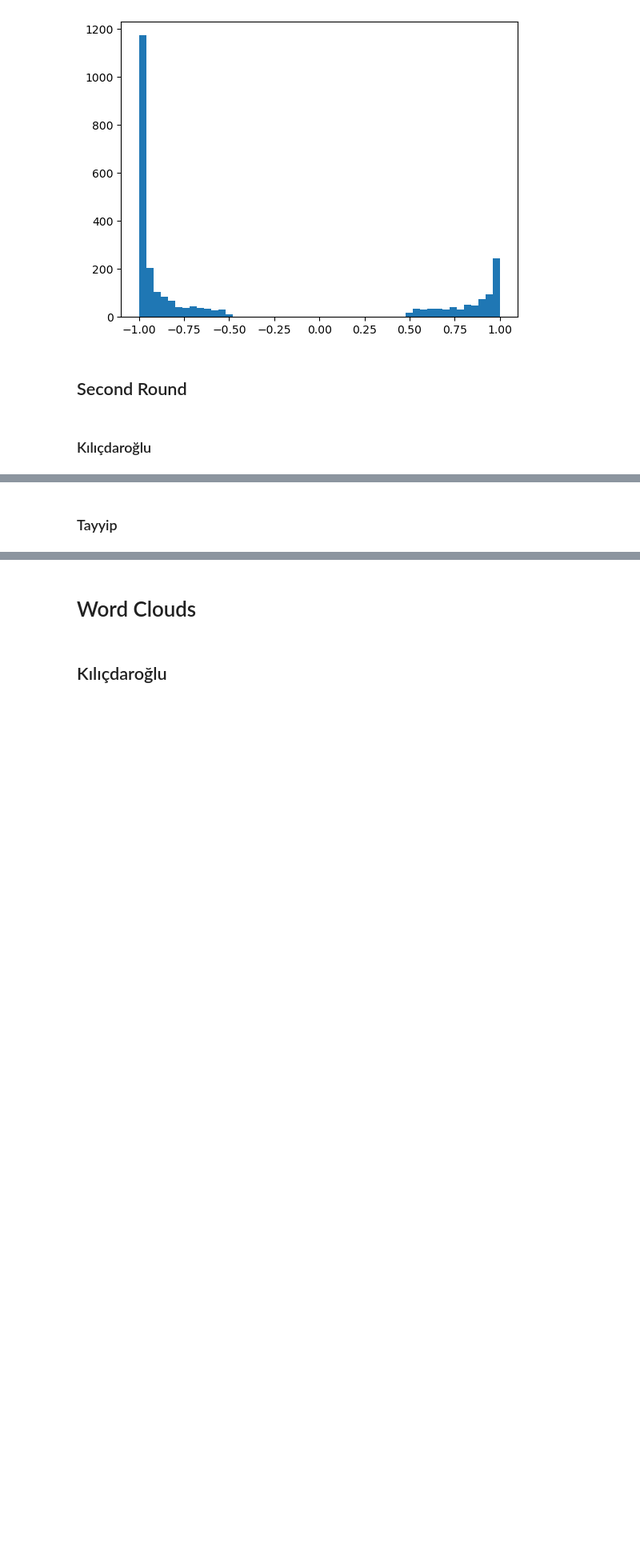
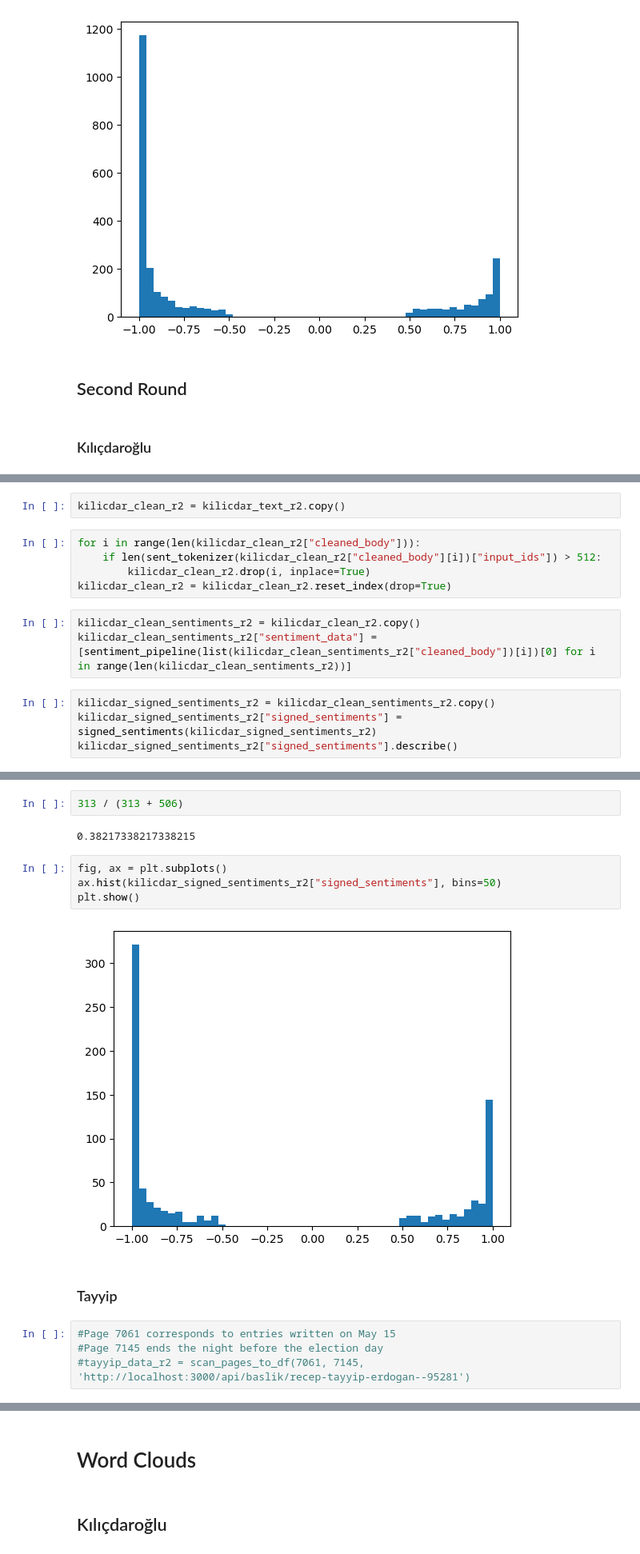
Before and after one commit to beratcabuk/secim2023, a Jupyter notebook: election_BERTurk_eksisozluk.ipynb, the cells around one changed output, grey strips where cells are left out. Shown: that part at 80% size. Drawn from its saved outputs; the diff is of its cells as text; blank space fills up the shorter version.

```diff
--- a/election_BERTurk_eksisozluk.ipynb
+++ b/election_BERTurk_eksisozluk.ipynb
@@ -334,0 +344,14 @@ plt.show()
+# %%
+kilicdar_clean_r2 = kilicdar_text_r2.copy()
+# %%
+for i in range(len(kilicdar_clean_r2["cleaned_body"])):
+    if len(sent_tokenizer(kilicdar_clean_r2["cleaned_body"][i])["input_ids"]) > 512:
+        kilicdar_clean_r2.drop(i, inplace=True)
+kilicdar_clean_r2 = kilicdar_clean_r2.reset_index(drop=True)
+# %%
+kilicdar_clean_sentiments_r2 = kilicdar_clean_r2.copy()
+kilicdar_clean_sentiments_r2["sentiment_data"] = [sentiment_pipeline(list(kilicdar_clean_sentiments_r2["cleaned_body"])[i])[0] for i in range(len(kilicdar_clean_sentiments_r2))]
+# %%
+kilicdar_signed_sentiments_r2 = kilicdar_clean_sentiments_r2.copy()
+kilicdar_signed_sentiments_r2["signed_sentiments"] = signed_sentiments(kilicdar_signed_sentiments_r2)
+kilicdar_signed_sentiments_r2["signed_sentiments"].describe()
@@ -335,2 +378,16 @@ plt.show()
+# %%
+313 / (313 + 506)
+# %% [output]
+0.38217338217338215
+# %%
+fig, ax = plt.subplots()
+ax.hist(kilicdar_signed_sentiments_r2["signed_sentiments"], bins=50)
+plt.show()
+# %% [output]
+[figure, added]
 # %% [markdown]
 ### Tayyip
+# %%
+#Page 7061 corresponds to entries written on May 15
+#Page 7145 ends the night before the election day
+#tayyip_data_r2 = scan_pages_to_df(7061, 7145, 'http://localhost:3000/api/baslik/recep-tayyip-erdogan--95281')
```
Also changed, not shown: parts of 22 cells of this notebook.
